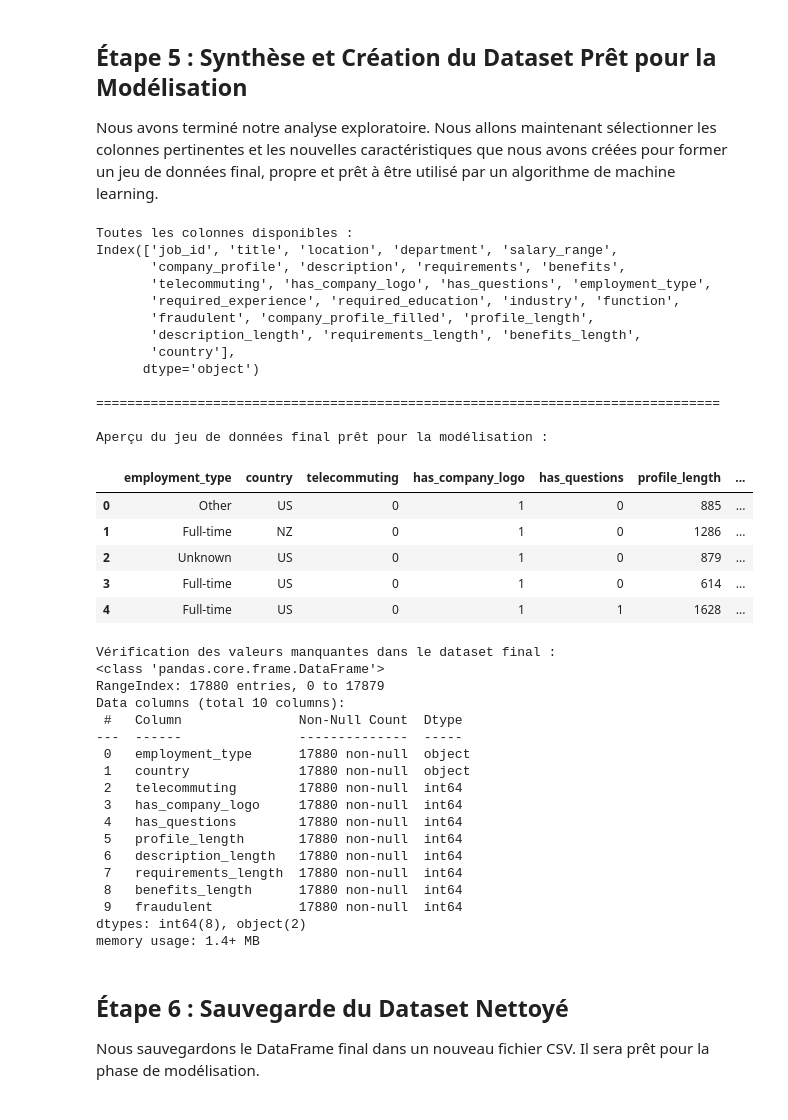
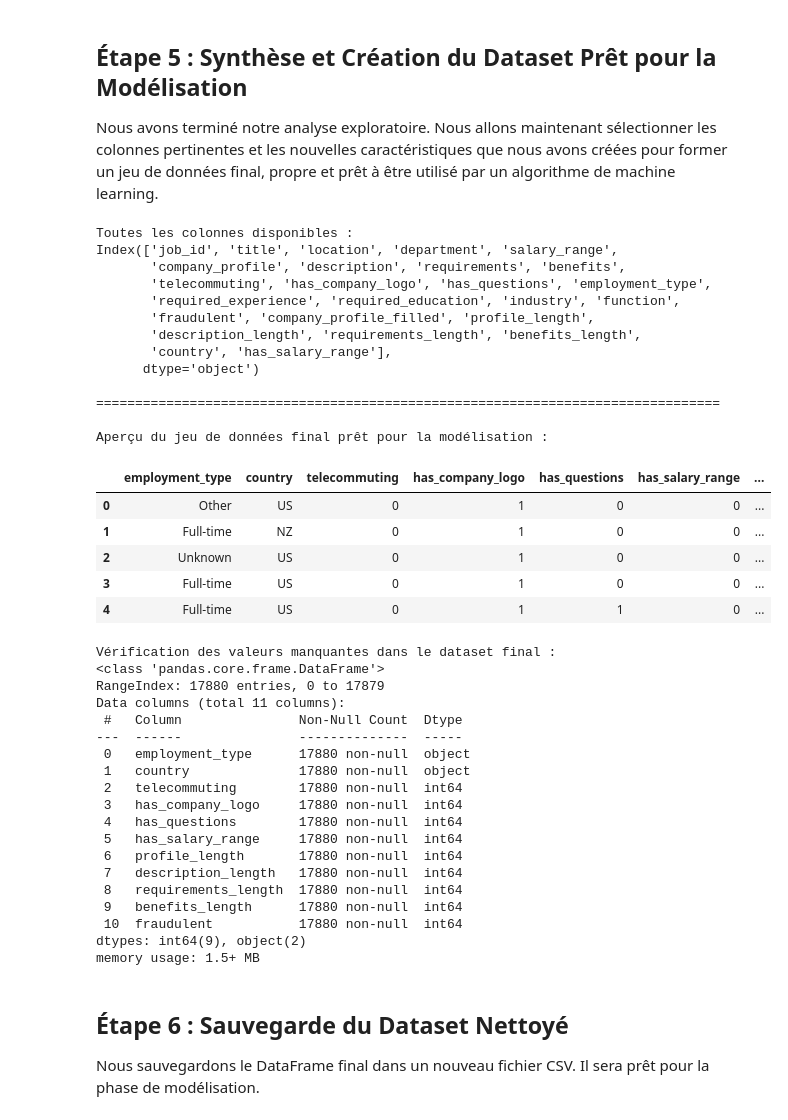
Before and after one commit to manfoya/Fake-Job-Posting-Detection-Analysis, a Jupyter notebook: analysis.ipynb, the cells around one changed output. Drawn from its saved outputs; the diff is of its cells as text; code cells hidden in the pictures.

Commit message:
feat: Add salary analysis, uncover counter-intuitive risk factor

```diff
--- a/analysis.ipynb
+++ b/analysis.ipynb
@@ -550,0 +557,18 @@ SG          100.000000   0.000000
+# %%
+# Créer la caractéristique binaire (1 si le salaire est présent, 0 sinon)
+df['has_salary_range'] = df['salary_range'].notna().astype(int)
+
+# Comparer le taux de présence de la fourchette de salaire par classe
+salary_presence_comparison = df.groupby('fraudulent')['has_salary_range'].mean() * 100
+print("Pourcentage d'offres avec une fourchette de salaire, par classe :")
+print(salary_presence_comparison)
+
+# Visualisation
+plt.figure(figsize=(8, 6))
+sns.countplot(x='has_salary_range', hue='fraudulent', data=df)
+plt.title('Présence d\'une Fourchette de Salaire par Statut de l\'Offre', fontsize=16, fontweight='bold')
+plt.xlabel('Fourchette de Salaire Spécifiée', fontsize=12)
+plt.ylabel('Nombre d\'Offres', fontsize=12)
+plt.xticks([0, 1], ['Non Spécifiée', 'Spécifiée'])
+plt.legend(title='Statut', labels=['Légitime', 'Frauduleux'])
+plt.show()
@@ -568,42 +639,45 @@ features_to_keep = [
     'has_company_logo',
     'has_questions',
 
-    # Nouvelles caractéristiques de longueur (très importantes !)
+    # Nouvelle caractéristique binaire
+    'has_salary_range',
+
+    # Caractéristiques de longueur (très importantes !)
     'profile_length',
     'description_length',
     'requirements_length',
     'benefits_length',
 
-    # Et bien sûr, notre variable cible !
+    # Et bien sûr enfin notre variable cible !
     'fraudulent'
 ]
 
 # Création du DataFrame final
 df_model = df[features_to_keep].copy()
 
 print("\n" + "="*80 + "\n")
 print("Aperçu du jeu de données final prêt pour la modélisation :")
 df_model.head()
 # %% [output]
 Toutes les colonnes disponibles :
 Index(['job_id', 'title', 'location', 'department', 'salary_range',
        'company_profile', 'description', 'requirements', 'benefits',
        'telecommuting', 'has_company_logo', 'has_questions', 'employment_type',
        'required_experience', 'required_education', 'industry', 'function',
        'fraudulent', 'company_profile_filled', 'profile_length',
        'description_length', 'requirements_length', 'benefits_length',
-       'country'],
+       'country', 'has_salary_range'],
       dtype='object')
 
 ================================================================================
 
 Aperçu du jeu de données final prêt pour la modélisation :
-|  | employment_type | country | telecommuting | has_company_logo | has_questions | profile_length | ... |
-| 0 | Other | US | 0 | 1 | 0 | 885 | ... |
-| 1 | Full-time | NZ | 0 | 1 | 0 | 1286 | ... |
-| 2 | Unknown | US | 0 | 1 | 0 | 879 | ... |
-| 3 | Full-time | US | 0 | 1 | 0 | 614 | ... |
-| 4 | Full-time | US | 0 | 1 | 1 | 1628 | ... |
+|  | employment_type | country | telecommuting | has_company_logo | has_questions | has_salary_range | ... |
+| 0 | Other | US | 0 | 1 | 0 | 0 | ... |
+| 1 | Full-time | NZ | 0 | 1 | 0 | 0 | ... |
+| 2 | Unknown | US | 0 | 1 | 0 | 0 | ... |
+| 3 | Full-time | US | 0 | 1 | 0 | 0 | ... |
+| 4 | Full-time | US | 0 | 1 | 1 | 0 | ... |
 # %%
 # Une dernière vérification pour s'assurer qu'il n'y a plus de valeurs manquantes
 print("Vérification des valeurs manquantes dans le dataset final :")
@@ -612,7 +686,7 @@ df_model.info()
 Vérification des valeurs manquantes dans le dataset final :
 <class 'pandas.core.frame.DataFrame'>
 RangeIndex: 17880 entries, 0 to 17879
-Data columns (total 10 columns):
+Data columns (total 11 columns):
  #   Column               Non-Null Count  Dtype
 ---  ------               --------------  -----
  0   employment_type      17880 non-null  object
@@ -620,13 +694,14 @@ Data columns (total 10 columns):
  2   telecommuting        17880 non-null  int64
  3   has_company_logo     17880 non-null  int64
  4   has_questions        17880 non-null  int64
- 5   profile_length       17880 non-null  int64
- 6   description_length   17880 non-null  int64
- 7   requirements_length  17880 non-null  int64
- 8   benefits_length      17880 non-null  int64
- 9   fraudulent           17880 non-null  int64
-dtypes: int64(8), object(2)
-memory usage: 1.4+ MB
+ 5   has_salary_range     17880 non-null  int64
+ 6   profile_length       17880 non-null  int64
+ 7   description_length   17880 non-null  int64
+ 8   requirements_length  17880 non-null  int64
+ 9   benefits_length      17880 non-null  int64
+ 10  fraudulent           17880 non-null  int64
+dtypes: int64(9), object(2)
+memory usage: 1.5+ MB
 # %% [markdown]
 ## Étape 6 : Sauvegarde du Dataset Nettoyé
 
```
Also changed, not shown: parts of 6 cells of this notebook.
